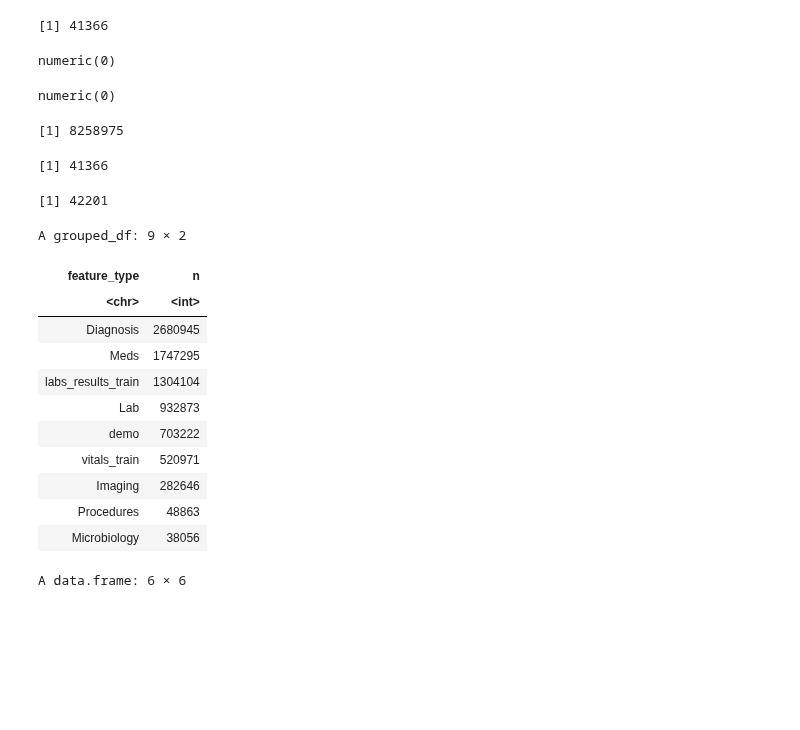
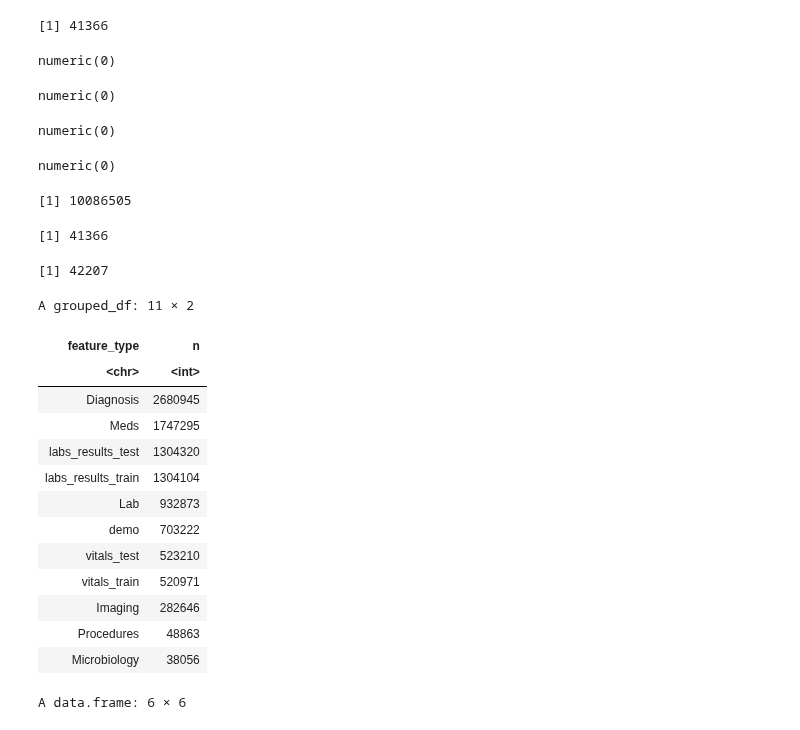
Before and after one commit to Minh084/TDA, a Jupyter notebook: 2_features/2.9_features_order_counts.ipynb, the cells around one changed output. Drawn from its saved outputs; the diff is of its cells as text; code cells hidden in the pictures; blank space fills up the shorter version.

```diff
--- a/2_features/2.9_features_order_counts.ipynb
+++ b/2_features/2.9_features_order_counts.ipynb
@@ -134,9 +130,9 @@ nrow(train %>% filter(feature_type != 'demo')) # 1240798 (check against 2.8_feat
 # %%
-# read in binned labs and vitals
-binned_labs_vitals <- read.csv(file.path(featuredir, '2_8_binned_labs_vitals.csv'))
-nrow(binned_labs_vitals) # 1825075
-length(unique(binned_labs_vitals$pat_enc_csn_id_coded))
-binned_labs_vitals %>% group_by(feature_type) %>% count()
+# read in train_binned labs and vitals
+trainbinned_labs_vitals <- read.csv(file.path(featuredir, '2_8_binned_labs_vitals_train.csv'))
+nrow(trainbinned_labs_vitals) # 1825075
+length(unique(trainbinned_labs_vitals$pat_enc_csn_id_coded))
+trainbinned_labs_vitals %>% group_by(feature_type) %>% count()
 # %% [output]
 [1] 1825075
 [1] 41366
@@ -159,0 +144,6 @@ A data.frame: 6 × 6
+# %%
+# read in test_binned labs and vitals
+testbinned_labs_vitals <- read.csv(file.path(featuredir, '2_8_binned_labs_vitals_test.csv'))
+nrow(testbinned_labs_vitals) # 1827530
+length(unique(testbinned_labs_vitals$pat_enc_csn_id_coded))
+testbinned_labs_vitals %>% group_by(feature_type) %>% count()
@@ -168,30 +188,37 @@ length(unique(demos$pat_enc_csn_id_coded))
 [1] 41366
 # %%
 # check overlapping cohort in features with values vs with order counts: should be the same, no diff
-setdiff(binned_labs_vitals$pat_enc_csn_id_coded, orders_micro$pat_enc_csn_id_coded)
-setdiff(orders_micro$pat_enc_csn_id_coded, binned_labs_vitals$pat_enc_csn_id_coded)
+setdiff(trainbinned_labs_vitals$pat_enc_csn_id_coded, orders_micro$pat_enc_csn_id_coded)
+setdiff(orders_micro$pat_enc_csn_id_coded, trainbinned_labs_vitals$pat_enc_csn_id_coded)
+
+setdiff(testbinned_labs_vitals$pat_enc_csn_id_coded, orders_micro$pat_enc_csn_id_coded)
+setdiff(orders_micro$pat_enc_csn_id_coded, testbinned_labs_vitals$pat_enc_csn_id_coded)
 # %% [output]
 numeric(0)
 numeric(0)
+numeric(0)
+numeric(0)
 # %%
 # combine all features for the complex data set, remove time column since demo doesn't have it
-features_all <- bind_rows(demos, binned_labs_vitals, orders_micro)
-nrow(features_all) # 7555753
+features_all <- bind_rows(demos, trainbinned_labs_vitals, testbinned_labs_vitals, orders_micro)
+nrow(features_all) # 10086505 (this include both train and test)
 length(unique(features_all$pat_enc_csn_id_coded))
-length(unique(features_all$features)) #42201, actually 42234 is the correct number of features (as some have 2 feature_types)
+length(unique(features_all$features)) #42201 vs 42207 (train vs testbin), actually 42234 is the correct number of features (as some have 2 feature_types)
 features_all %>% group_by(feature_type) %>% count(sort=TRUE)
 # %% [output]
-[1] 8258975
+[1] 10086505
 [1] 41366
-[1] 42201
+[1] 42207
-A grouped_df: 9 × 2
+A grouped_df: 11 × 2
 | feature_type | n |
 | <chr> | <int> |
 | Diagnosis | 2680945 |
 | Meds | 1747295 |
+| labs_results_test | 1304320 |
 | labs_results_train | 1304104 |
 | Lab | 932873 |
 | demo | 703222 |
+| vitals_test | 523210 |
 | vitals_train | 520971 |
 | Imaging | 282646 |
 | Procedures | 48863 |
```
Also changed, not shown: parts of 17 cells of this notebook, 7 other files.
